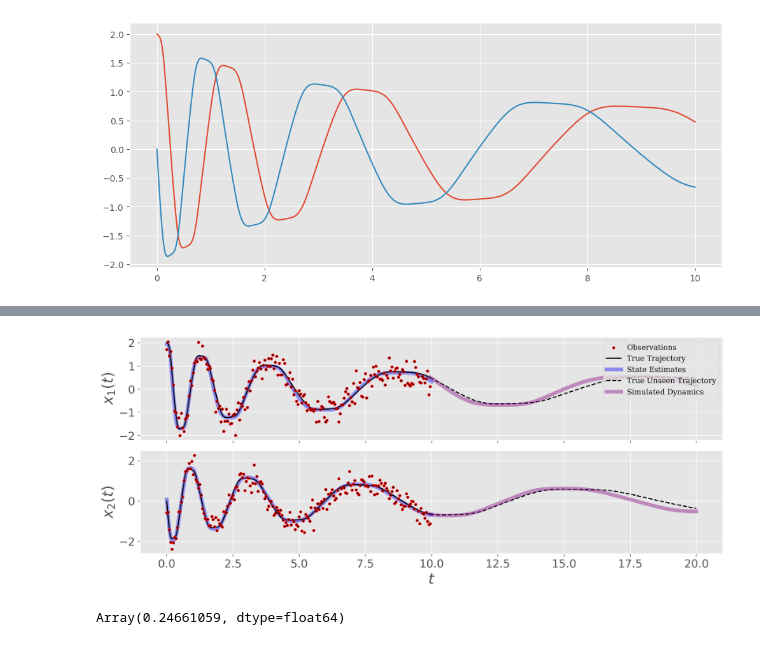
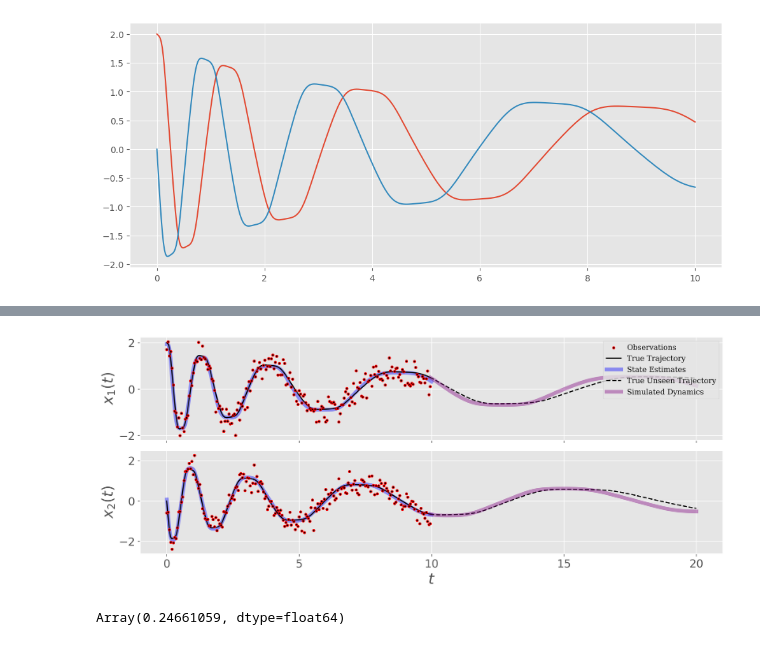
Before and after one commit to AHsu98/jsindy, a Jupyter notebook: paper-figures/noisy-examples/extra-cubic-osc.ipynb, the cells around one changed output, grey strips where cells are left out. Drawn from its saved outputs; the diff is of its cells as text; code cells hidden in the pictures.

```diff
--- a/paper-figures/noisy-examples/extra-cubic-osc.ipynb
+++ b/paper-figures/noisy-examples/extra-cubic-osc.ipynb
@@ -161,35 +161,40 @@ ylabels = [r"$x_1(t)$", r"$x_2(t)$"]
 for idx in range(2):
     ax[idx].scatter(t_train, x_train[:,idx],facecolors='black',edgecolors='red',lw=1, label='Observations',s=10,zorder=3)
 
     ax[idx].plot(t_fine, x_fine[:,idx], label='True Trajectory',c='black',zorder=2)
     ax[idx].plot(t_fine, x_pred[:,idx], label='State Estimates', linestyle='-',c='blue', alpha=0.4,lw=5,zorder=1)
 
     ax[idx].plot(t_extend,x_true_extend[:,idx], c='black', linestyle='--', label='True Unseen Trajectory')
 
     ax[idx].plot(t_extend,x_sim_extend[:,idx],c='purple',alpha=0.4, lw=5,linestyle='-',label='Simulated Dynamics')
 
     ax[idx].grid(True)
     if idx == 1:
         ax[idx].set_ylabel(ylabels[idx], size=20, family=family)
     else:
         ax[idx].set_ylabel(ylabels[idx], size=20, family=family,)
     if idx==0:
         # after the plotting loop, or inside the idx == 1 block:
-        ax[0].set_yticks([-2,-1,0,1,2])
+        ax[0].set_yticks([-2,0,2])
+        ax[1].set_yticks([-2,0,2])
 
         ax[idx].legend(prop={'family':family},loc='upper right')
     if idx == 1:
         ax[idx].set_xlabel(r"$t$",size=20, family=family)
 
 ax[0].tick_params(axis='both', labelsize=15)
 ax[1].tick_params(axis='both', labelsize=15)
+# set shared xticks
+ax[1].set_xticks([0, 5, 10, 15, 20])
+ax[1].set_xticklabels([0, 5, 10, 15, 20])
+
 
 plt.tight_layout()
 # if savefigs:
 plt.savefig(f"extra-osc.pdf")
 plt.show()
 # %% [output]
-[figure, old version]
+[figure, new version]
 # %%
 true_theta = jnp.array(
     [[ 0.        ,  0.        ],
```
Also changed, not shown: parts of 2 cells of this notebook, 1 other file.
